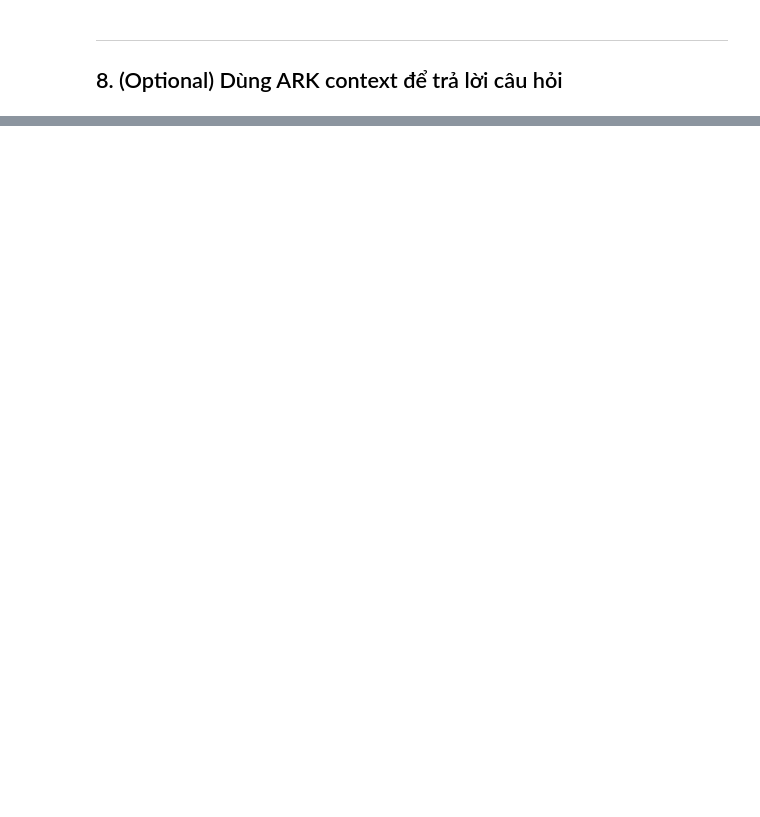
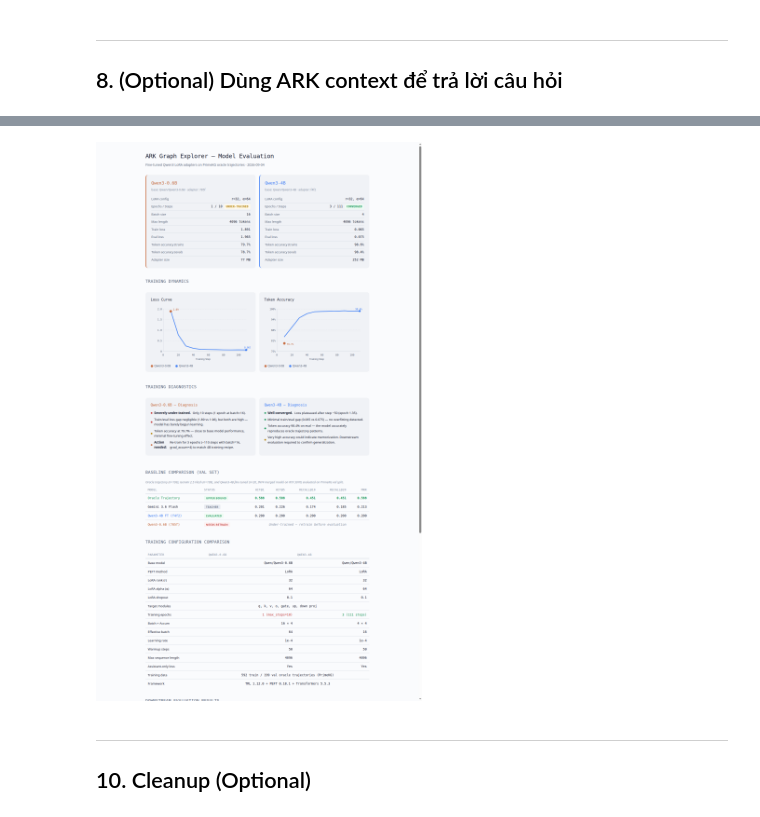
Before and after one commit to nhanvu10092001/graph_rag, a Jupyter notebook: RAG_package/examples/demo_ark_tools.ipynb, the cells around one changed output, grey strips where cells are left out. Saved outputs shown, nothing was run; the diff lists cells and outputs as text; code cells hidden in the pictures; blank space fills up the shorter version.

```diff
--- a/RAG_package/examples/demo_ark_tools.ipynb
+++ b/RAG_package/examples/demo_ark_tools.ipynb
@@ -1180,4 +1209,8 @@ A: Mountain View, California, USA
 # %%
-# Xóa toàn bộ data trong Neo4j (cẩn thận!)
-# graph_store.query("MATCH (n) DETACH DELETE n")
-# print("All nodes deleted.")
+from IPython.display import Image, display
+display(Image(filename="qwen3_4b_evaluation.png", width=900))
+# %% [output]
+[figure, added]
+# %% [markdown]
+---
+## 10. Cleanup (Optional)
```
Also changed, not shown: parts of 19 cells of this notebook, 2 other files.
